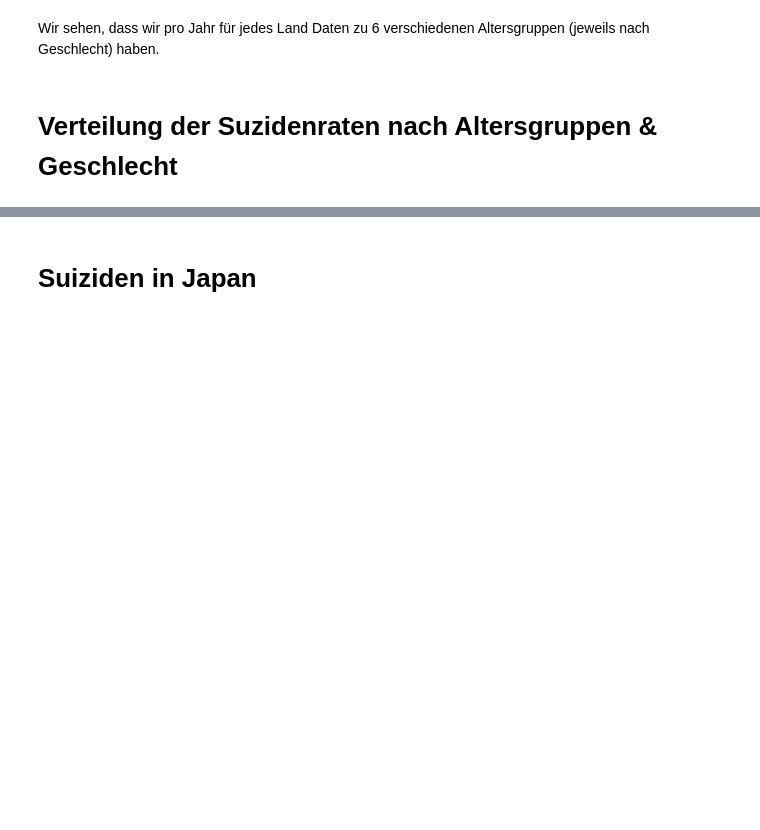
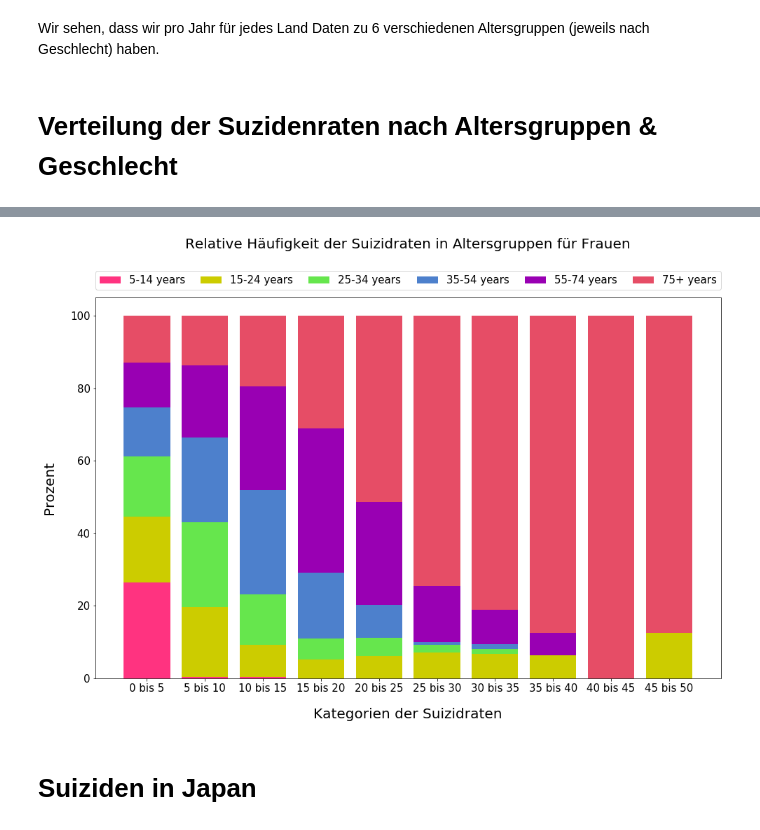
Before and after one commit to dsvanidze/suizid-aus-wirtschaftlicher-sicht-dalele-projekt, a Jupyter notebook: suizid_praesentation.ipynb, the cells around one changed output, grey strips where cells are left out. Cells and saved outputs as stored; diff of their text form; code cells hidden in the pictures; blank space fills up the shorter version.

```diff
--- a/suizid_praesentation.ipynb
+++ b/suizid_praesentation.ipynb
@@ -190,3 +80,7 @@ blueBars blue
+# %%
+suizid_raten_haufigkeit_visualisieren("female", "Relative Häufigkeit der Suizidraten in Altersgruppen für Frauen")
+# %% [output]
+[figure, added]
 # %% [markdown]
 # Suiziden in Japan
 # %%
```
Also changed, not shown: parts of 18 cells of this notebook.
